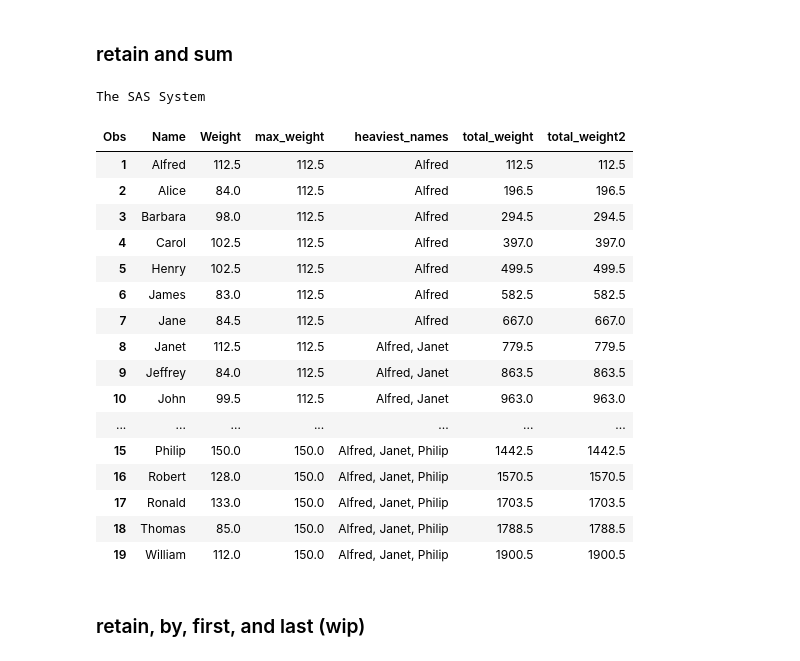
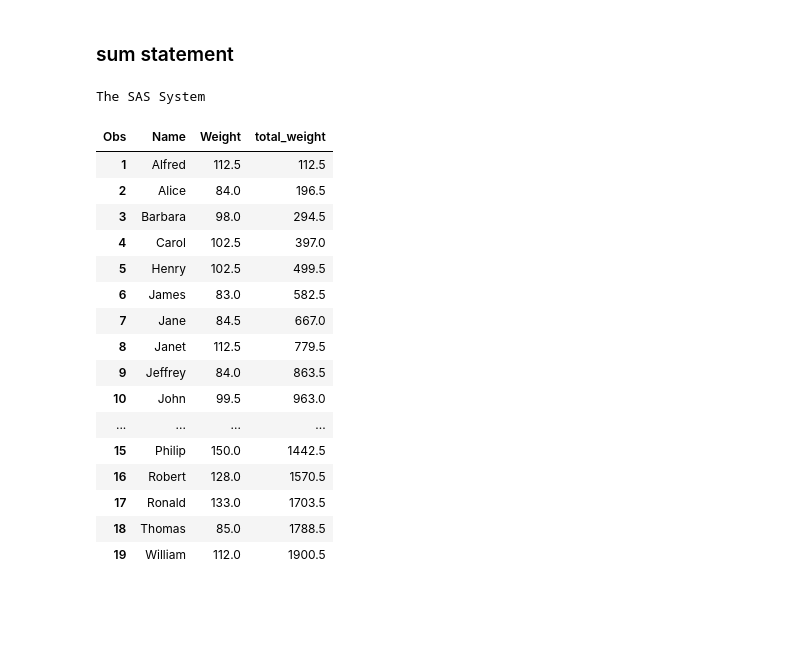
Before and after one commit to 0xdomyz/sas_collection, a Jupyter notebook: data_step/retain_and_sum.ipynb, the cells around one changed output. Drawn from its saved outputs; the diff is of its cells as text; code cells hidden in the pictures; blank space fills up the shorter version.

```diff
--- a/data_step/retain_and_sum.ipynb
+++ b/data_step/retain_and_sum.ipynb
@@ -7,46 +135,33 @@ SAS Connection established. Subprocess id is 11040
 # %% [markdown]
-### retain and sum
+### sum statement
 # %%
 sas.submitLST(
 f"""
 data work.test;
     set sashelp.class;
-
-    /* create vars */
-    length heaviest_names $100.;
-    retain total_weight 0 max_weight 0 heaviest_names "";
-
-    /* calculate using retained var*/
-    total_weight = sum(total_weight, weight);
-    max_weight = max(max_weight, weight);
-    if weight = max_weight then heaviest_names = catx(', ', heaviest_names, name);
-
-    /* no assignment */
-    total_weight2 + weight;
+    total_weight + weight;
 run;
 
 proc print data=work.test;
-    var name weight max_weight heaviest_names total_weight total_weight2;
+    var name weight total_weight;
 run;
 """)
 # %% [output]
 The SAS System
-| Obs | Name | Weight | max_weight | heaviest_names | total_weight | total_weight2 |
-| 1 | Alfred | 112.5 | 112.5 | Alfred | 112.5 | 112.5 |
-| 2 | Alice | 84.0 | 112.5 | Alfred | 196.5 | 196.5 |
-| 3 | Barbara | 98.0 | 112.5 | Alfred | 294.5 | 294.5 |
-| 4 | Carol | 102.5 | 112.5 | Alfred | 397.0 | 397.0 |
-| 5 | Henry | 102.5 | 112.5 | Alfred | 499.5 | 499.5 |
-| 6 | James | 83.0 | 112.5 | Alfred | 582.5 | 582.5 |
-| 7 | Jane | 84.5 | 112.5 | Alfred | 667.0 | 667.0 |
-| 8 | Janet | 112.5 | 112.5 | Alfred, Janet | 779.5 | 779.5 |
-| 9 | Jeffrey | 84.0 | 112.5 | Alfred, Janet | 863.5 | 863.5 |
-| 10 | John | 99.5 | 112.5 | Alfred, Janet | 963.0 | 963.0 |
-| ... | ... | ... | ... | ... | ... | ... |
-| 15 | Philip | 150.0 | 150.0 | Alfred, Janet, Philip | 1442.5 | 1442.5 |
-| 16 | Robert | 128.0 | 150.0 | Alfred, Janet, Philip | 1570.5 | 1570.5 |
-| 17 | Ronald | 133.0 | 150.0 | Alfred, Janet, Philip | 1703.5 | 1703.5 |
-| 18 | Thomas | 85.0 | 150.0 | Alfred, Janet, Philip | 1788.5 | 1788.5 |
-| 19 | William | 112.0 | 150.0 | Alfred, Janet, Philip | 1900.5 | 1900.5 |
+| Obs | Name | Weight | total_weight |
+| 1 | Alfred | 112.5 | 112.5 |
+| 2 | Alice | 84.0 | 196.5 |
+| 3 | Barbara | 98.0 | 294.5 |
+| 4 | Carol | 102.5 | 397.0 |
+| 5 | Henry | 102.5 | 499.5 |
+| 6 | James | 83.0 | 582.5 |
+| 7 | Jane | 84.5 | 667.0 |
+| 8 | Janet | 112.5 | 779.5 |
+| 9 | Jeffrey | 84.0 | 863.5 |
+| 10 | John | 99.5 | 963.0 |
+| ... | ... | ... | ... |
+| 15 | Philip | 150.0 | 1442.5 |
+| 16 | Robert | 128.0 | 1570.5 |
+| 17 | Ronald | 133.0 | 1703.5 |
+| 18 | Thomas | 85.0 | 1788.5 |
+| 19 | William | 112.0 | 1900.5 |
-# %% [markdown]
-### retain, by, first, and last (wip)
```
Also changed, not shown: parts of 12 cells of this notebook.
